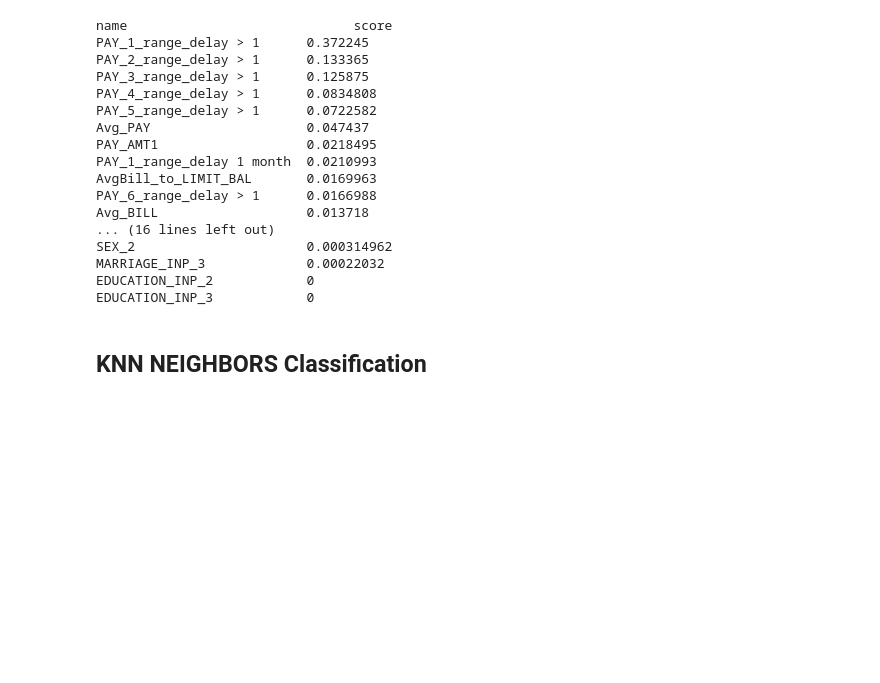
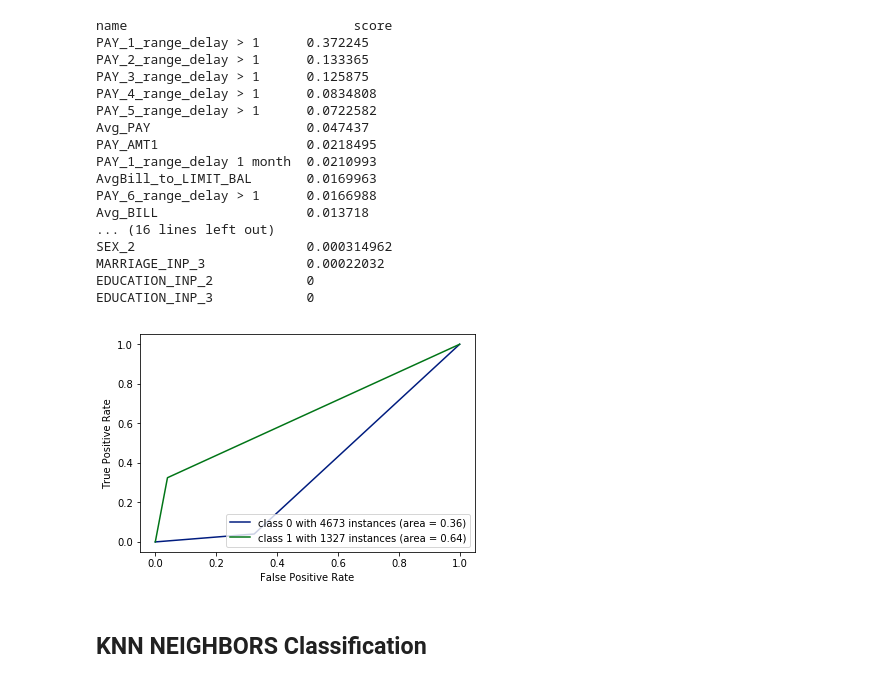
Before and after one commit to josteinstraume/classification-project2, a Jupyter notebook: notebooks/project2-report.ipynb, the cells around one changed output. Saved outputs shown, nothing was run; the diff lists cells and outputs as text; code cells hidden in the pictures; blank space fills up the shorter version.

Commit message:
ROC curve for random forest

```diff
--- a/notebooks/project2-report.ipynb
+++ b/notebooks/project2-report.ipynb
@@ -585,6 +585,43 @@ SEX_2                      0.000314962
 MARRIAGE_INP_3             0.00022032
 EDUCATION_INP_2            0
 EDUCATION_INP_3            0
+# %%
+# Source:
+# https://github.com/eclarson/DataMiningNotebooks/blob/master/06.%20Classification.ipynb
+import numpy as np
+import matplotlib.pyplot as plt
+from itertools import cycle
+
+from sklearn import svm, datasets
+from sklearn.metrics import roc_curve, auc
+from sklearn.model_selection import train_test_split
+from sklearn.preprocessing import label_binarize
+from sklearn.multiclass import OneVsRestClassifier
+from scipy import interp
+
+import seaborn as sns
+sns.set_palette("dark")
+# code manipulated from http://scikit-learn.org/stable/auto_examples/plot_roc.html
+from sklearn.preprocessing import label_binarize
+
+# Compute ROC curve for a subset of interesting classes
+fpr = dict()
+tpr = dict()
+roc_auc = dict()
+for i in np.unique(y_c_test):
+    fpr[i], tpr[i], _ = mt.roc_curve(y_c_test, y_hat[:], pos_label=i)
+    roc_auc[i] = mt.auc(fpr[i], tpr[i])
+
+for i in np.unique(y_c_test):
+    plt.plot(fpr[i], tpr[i], label='class {0} with {1} instances (area = {2:0.2f})'
+             ''.format(i, sum(y_c_test==i), roc_auc[i]))
+
+plt.legend(loc="lower right")
+plt.xlabel('False Positive Rate')
+plt.ylabel('True Positive Rate')
+plt.show()
+# %% [output]
+[figure, added]
 # %% [markdown]
 ## KNN NEIGHBORS Classification
 # %%
```
Also changed, not shown: parts of 1 cell of this notebook.
